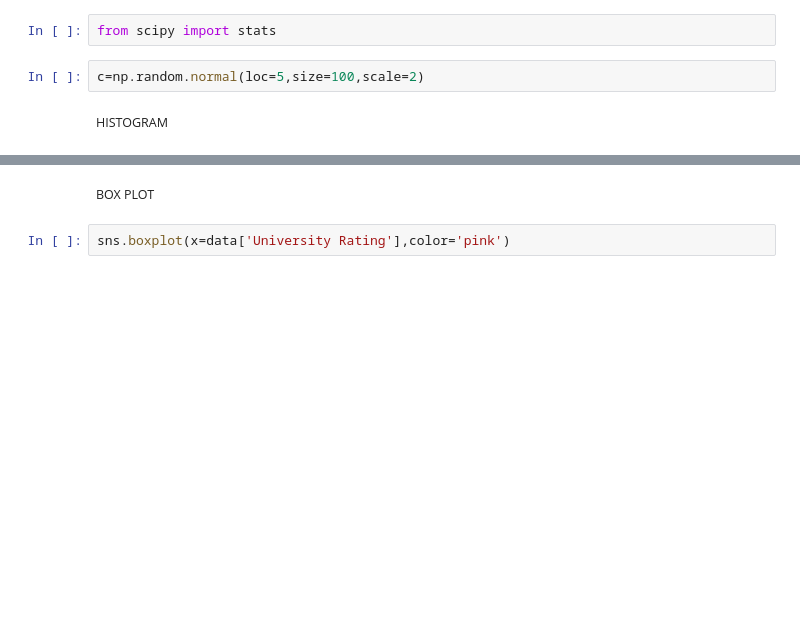
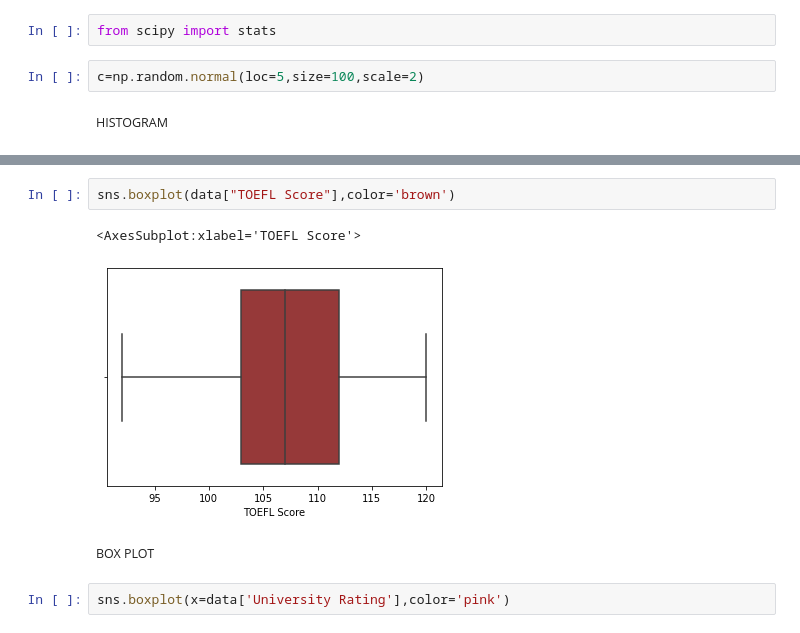
Before and after one commit to IBM-EPBL/IBM-Project-38189-1660374589, a Jupyter notebook: Project Folder/University Admission Prediction.ipynb, the cells around one changed output, grey strips where cells are left out. Saved outputs shown, nothing was run; the diff lists cells and outputs as text; blank space fills up the shorter version.

```diff
--- a/Project Folder/University Admission Prediction.ipynb
+++ b/Project Folder/University Admission Prediction.ipynb
@@ -64,3 +106,8 @@ sns.displot(c,color="green")
+# %%
+sns.boxplot(data["TOEFL Score"],color='brown')
+# %% [output]
+<AxesSubplot:xlabel='TOEFL Score'>
+[figure, added]
 # %% [markdown]
 <small> BOX PLOT </small>
 # %%
```
Also changed, not shown: parts of 31 cells of this notebook, 1 other file.
